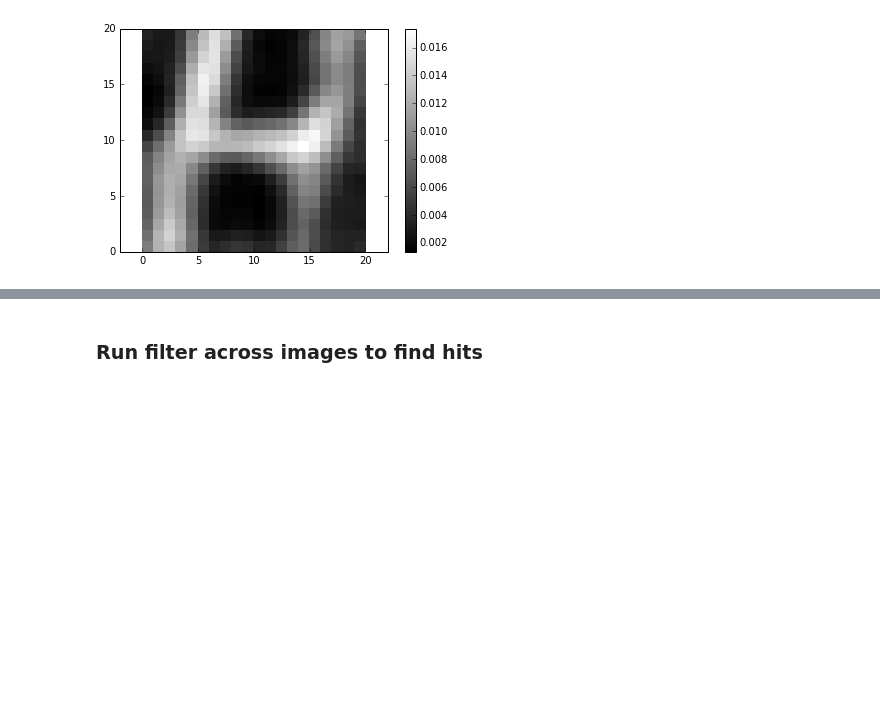
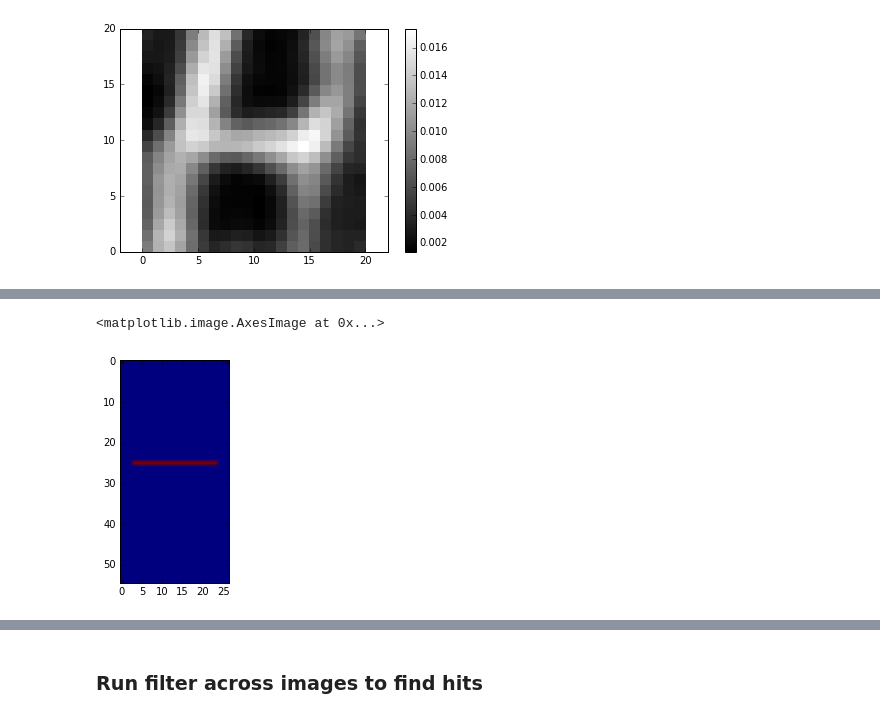
Before and after one commit to huskeypm/sparkdetection, a Jupyter notebook: mach/Longitudinal_Filter.ipynb, the cells around one changed output, grey strips where cells are left out. Saved outputs shown, nothing was run; the diff lists cells and outputs as text; code cells hidden in the pictures; blank space fills up the shorter version.

```diff
--- a/mach/Longitudinal_Filter.ipynb
+++ b/mach/Longitudinal_Filter.ipynb
@@ -104,0 +123,10 @@ truthFilter = mach.MACH2(longFilterImgs)
+# %%
+# resize filter for each images
+sarcSizeImgs = 20. # [px] Looks similar enough to get first pass
+filterSizeBar = 51.
+scale = sarcSizeImgs / filterSizeBar
+truthFilter = cv2.resize(truthFilter, None, fx=scale, fy=1., interpolation = cv2.INTER_CUBIC)
+imshow(truthFilter)
+# %% [output]
+<matplotlib.image.AxesImage at 0x...>
+[figure, added]
```
Also changed, not shown: parts of 12 cells of this notebook, 1 other file.
